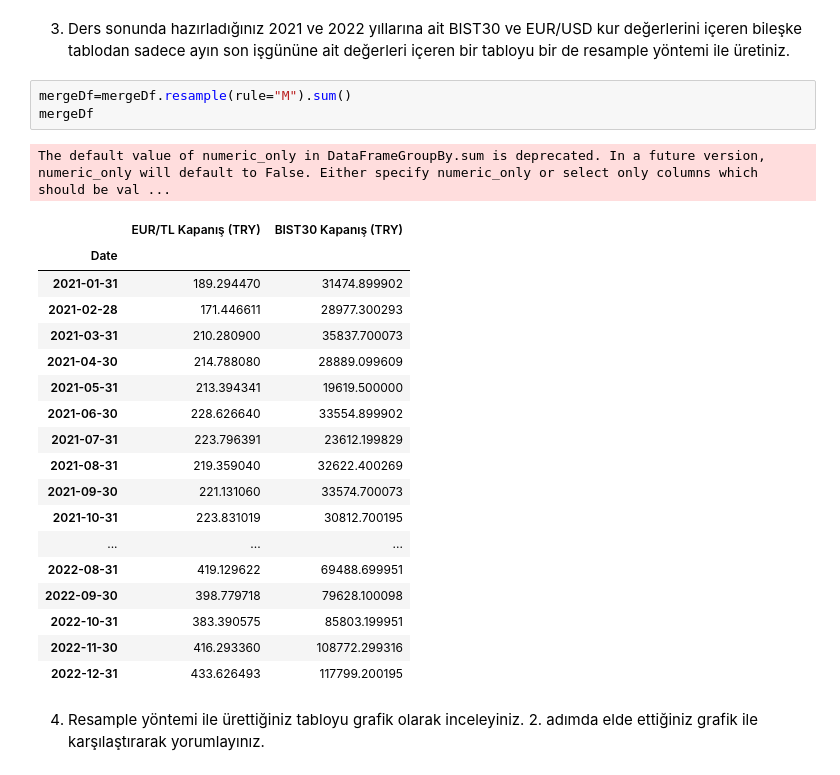
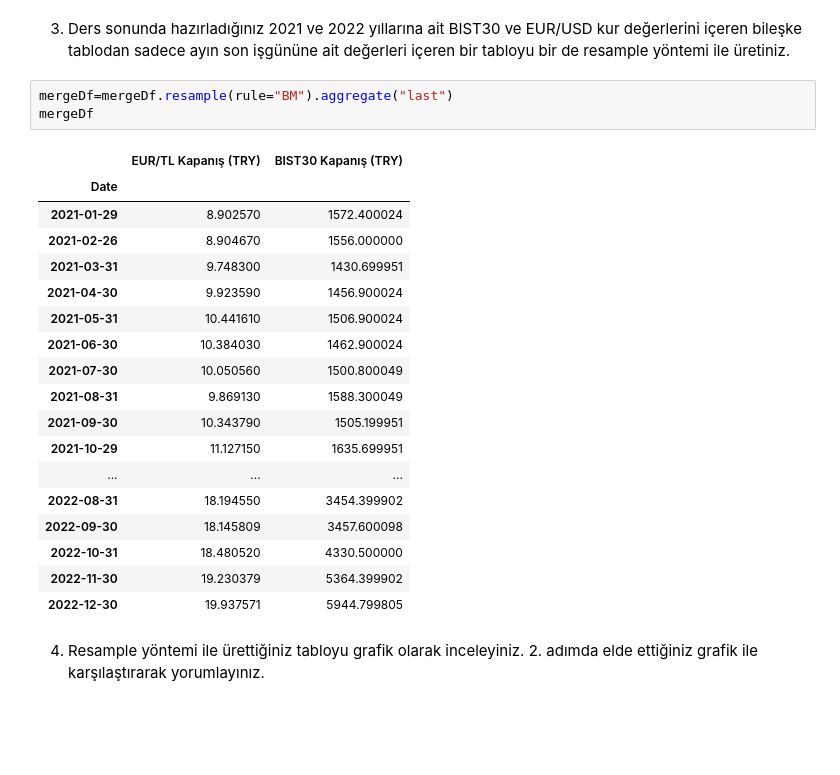
Before and after one commit to Vaenox/GMKA_Burak_Gundogan, a Jupyter notebook: Python-ile-Veri-Analizi/Odevi4_Python_Veri_Analizi_Egitimi_Burak_Gundogan_.ipynb, the cells around one changed output. Cells and saved outputs as stored; diff of their text form; blank space fills up the shorter version.

```diff
--- a/Python-ile-Veri-Analizi/Odevi4_Python_Veri_Analizi_Egitimi_Burak_Gundogan_.ipynb
+++ b/Python-ile-Veri-Analizi/Odevi4_Python_Veri_Analizi_Egitimi_Burak_Gundogan_.ipynb
@@ -115,28 +116,27 @@ pivotPlt
 # %% [markdown]
 3. Ders sonunda hazırladığınız 2021 ve 2022 yıllarına ait BIST30 ve EUR/USD kur değerlerini içeren bileşke tablodan sadece ayın son işgününe ait değerleri içeren bir tabloyu bir de resample yöntemi ile üretiniz.
 # %%
-mergeDf=mergeDf.resample(rule="M").sum()
+mergeDf=mergeDf.resample(rule="BM").aggregate("last")
 mergeDf
 # %% [output]
-The default value of numeric_only in DataFrameGroupBy.sum is deprecated. In a future version, numeric_only will default to False. Either specify numeric_only or select only columns which should be val ...
 |  | EUR/TL Kapanış (TRY) | BIST30 Kapanış (TRY) |
 | Date |  |  |
-| 2021-01-31 | 189.294470 | 31474.899902 |
-| 2021-02-28 | 171.446611 | 28977.300293 |
-| 2021-03-31 | 210.280900 | 35837.700073 |
-| 2021-04-30 | 214.788080 | 28889.099609 |
-| 2021-05-31 | 213.394341 | 19619.500000 |
-| 2021-06-30 | 228.626640 | 33554.899902 |
-| 2021-07-31 | 223.796391 | 23612.199829 |
-| 2021-08-31 | 219.359040 | 32622.400269 |
-| 2021-09-30 | 221.131060 | 33574.700073 |
-| 2021-10-31 | 223.831019 | 30812.700195 |
+| 2021-01-29 | 8.902570 | 1572.400024 |
+| 2021-02-26 | 8.904670 | 1556.000000 |
+| 2021-03-31 | 9.748300 | 1430.699951 |
+| 2021-04-30 | 9.923590 | 1456.900024 |
+| 2021-05-31 | 10.441610 | 1506.900024 |
+| 2021-06-30 | 10.384030 | 1462.900024 |
+| 2021-07-30 | 10.050560 | 1500.800049 |
+| 2021-08-31 | 9.869130 | 1588.300049 |
+| 2021-09-30 | 10.343790 | 1505.199951 |
+| 2021-10-29 | 11.127150 | 1635.699951 |
 | ... | ... | ... |
-| 2022-08-31 | 419.129622 | 69488.699951 |
-| 2022-09-30 | 398.779718 | 79628.100098 |
-| 2022-10-31 | 383.390575 | 85803.199951 |
-| 2022-11-30 | 416.293360 | 108772.299316 |
-| 2022-12-31 | 433.626493 | 117799.200195 |
+| 2022-08-31 | 18.194550 | 3454.399902 |
+| 2022-09-30 | 18.145809 | 3457.600098 |
+| 2022-10-31 | 18.480520 | 4330.500000 |
+| 2022-11-30 | 19.230379 | 5364.399902 |
+| 2022-12-30 | 19.937571 | 5944.799805 |
 # %% [markdown]
 4. Resample yöntemi ile ürettiğiniz tabloyu grafik olarak inceleyiniz. 2. adımda elde ettiğiniz grafik ile karşılaştırarak yorumlayınız.
 # %%
```
Also changed, not shown: parts of 2 cells of this notebook.
